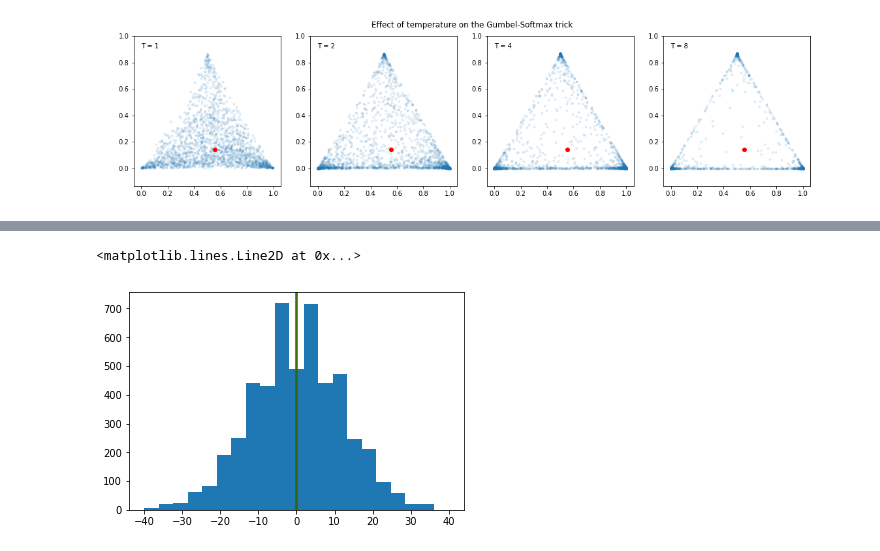
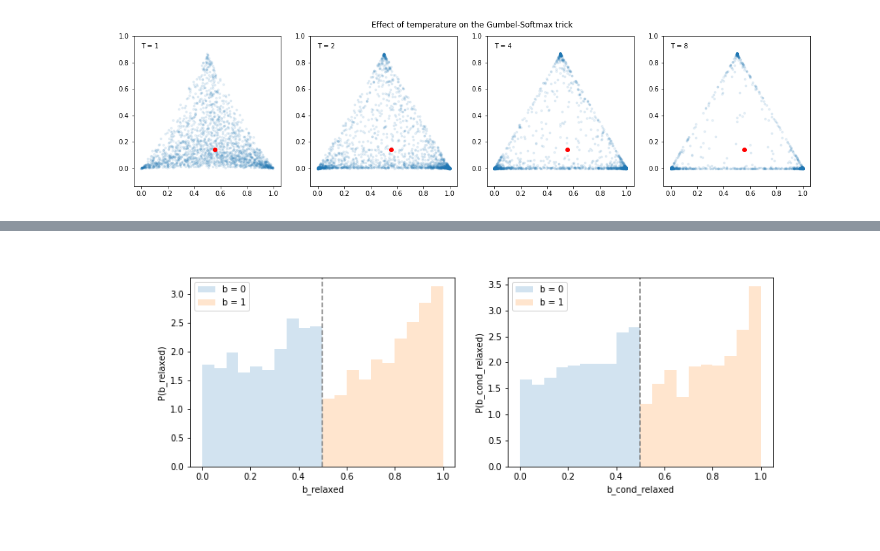
Before and after one commit to chmp/misc-exp, a Jupyter notebook: BuildingBlocks/BlackBox.ipynb, the cells around one changed output, grey strips where cells are left out. Saved outputs shown, nothing was run; the diff lists cells and outputs as text; code cells hidden in the pictures.

```diff
--- a/BuildingBlocks/BlackBox.ipynb
+++ b/BuildingBlocks/BlackBox.ipynb
@@ -516,17 +576,27 @@ loss_score_grad_ = tf.reduce_mean((t_ - b) ** 2.0 * tf.gradients(log_p_, theta_)
-# %%
-with tf.Session() as session:
-    session.run(tf.global_variables_initializer())
-    loss_score_grad = [
-        session.run(loss_score_grad_, {
-            b_: np.random.binomial(n=1, p=0.6, size=500),
-            t_: 0.45,
-        })
-        for _ in range(5000)
-    ]
-# %%
-plt.hist(loss_score_grad, bins=21, range=(-40, +40))
-plt.axvline(np.mean(loss_score_grad), color='r')
-plt.axvline(1 - 2 * 0.6, color='g')
-# %% [output]
-<matplotlib.lines.Line2D at 0x...>
-[figure, removed]
+# %%
+tf.reset_default_graph()
+res_ = bayes.relax_bernoulli(tf.distributions.Bernoulli(probs=0.7))
+
+data = []
+with tf.Session() as sess:
+    for _ in range(2000):
+        data.append(sess.run(res_))
+
+data = np.asarray(data)
+
+@define
+def _plot():
+    plt.figure(figsize=(12, 4))
+    plt.subplot(1, 2, 1)
+    plt.hist(data[data[:, 0] == 0, 1], bins=20, range=(0, 1), normed=True, alpha=0.2, label='b = 0')
+    plt.hist(data[data[:, 0] == 1, 1], bins=20, range=(0, 1), normed=True, alpha=0.2, label='b = 1')
+    plt.axvline(0.5, ls='--', c='0.5')
+    mpl_set(xlabel='b_relaxed', ylabel='P(b_relaxed)', legend=True)
+
+    plt.subplot(1, 2, 2)
+    plt.hist(data[data[:, 0] == 0, 2], bins=20, range=(0, 1), normed=True, alpha=0.2, label='b = 0')
+    plt.hist(data[data[:, 0] == 1, 2], bins=20, range=(0, 1), normed=True, alpha=0.2, label='b = 1')
+    plt.axvline(0.5, ls='--', c='0.5')
+    mpl_set(xlabel='b_cond_relaxed', ylabel='P(b_cond_relaxed)', legend=True)
+# %% [output]
+[figure, added]
```
Also changed, not shown: parts of 33 cells of this notebook, 3 other files.
